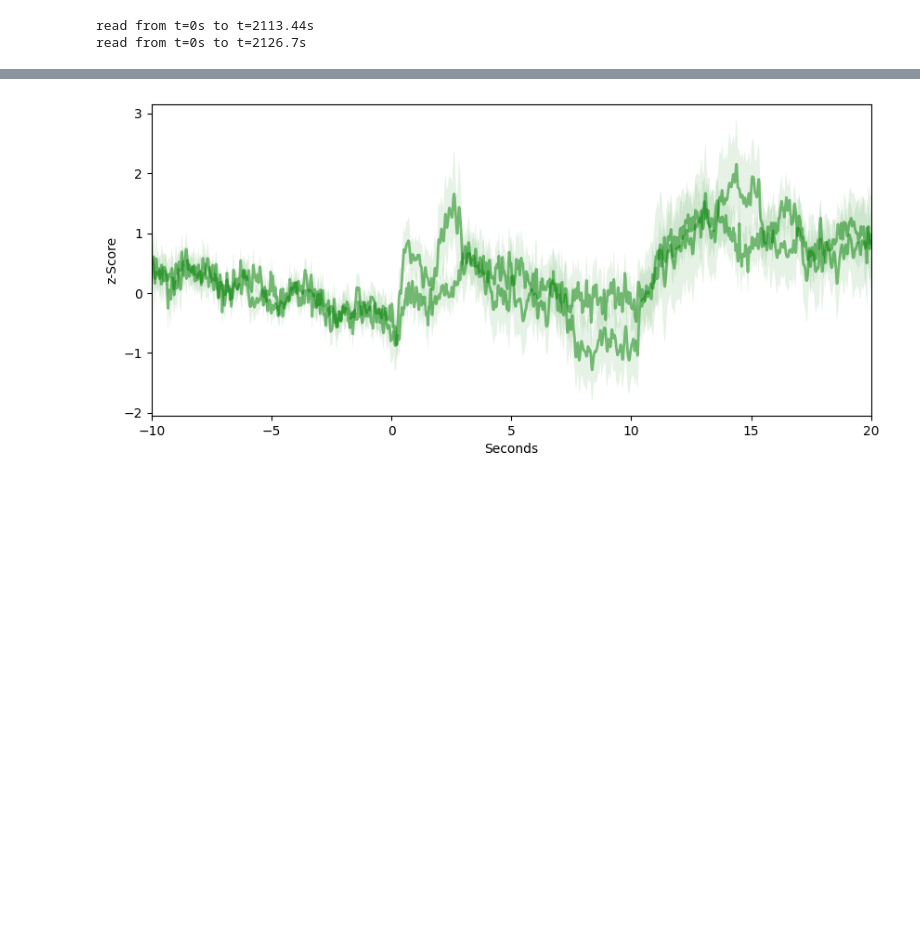
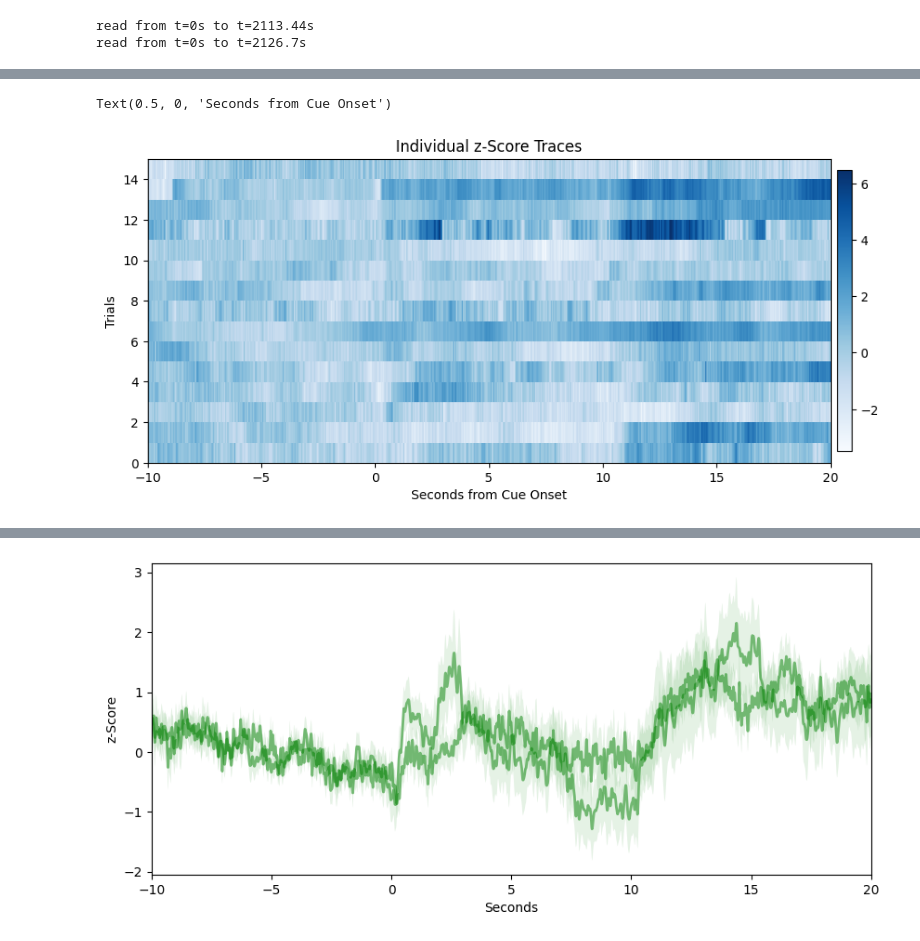
Before and after one commit to MaxyMoose/FiberPhoStuff, a Jupyter notebook: main.ipynb, the cells around one changed output, grey strips where cells are left out. Cells and saved outputs as stored; diff of their text form; code cells hidden in the pictures; blank space fills up the shorter version.

```diff
--- a/main.ipynb
+++ b/main.ipynb
@@ -147,0 +189,15 @@ total = np.mean(np.array(iso_vec1, iso_vec2), axis=0)
+# %%
+#create a heatmap of the data across all files
+TRANGE = [-10,30]
+fig = plt.figure(figsize=(10, 20))
+ax3 = fig.add_subplot(412)
+cs = ax3.imshow(avgzall, cmap=plt.cm.Blues, interpolation='none', aspect="auto",
+                extent=[TRANGE[0], TRANGE[1]+TRANGE[0], 0, zrow])
+cbar = fig.colorbar(cs, pad=0.01, fraction=0.02)
+
+ax3.set_title('Individual z-Score Traces')
+ax3.set_ylabel('Trials')
+ax3.set_xlabel('Seconds from Cue Onset')
+# %% [output]
+Text(0.5, 0, 'Seconds from Cue Onset')
+[figure, added]
```
Also changed, not shown: parts of 11 cells of this notebook.
